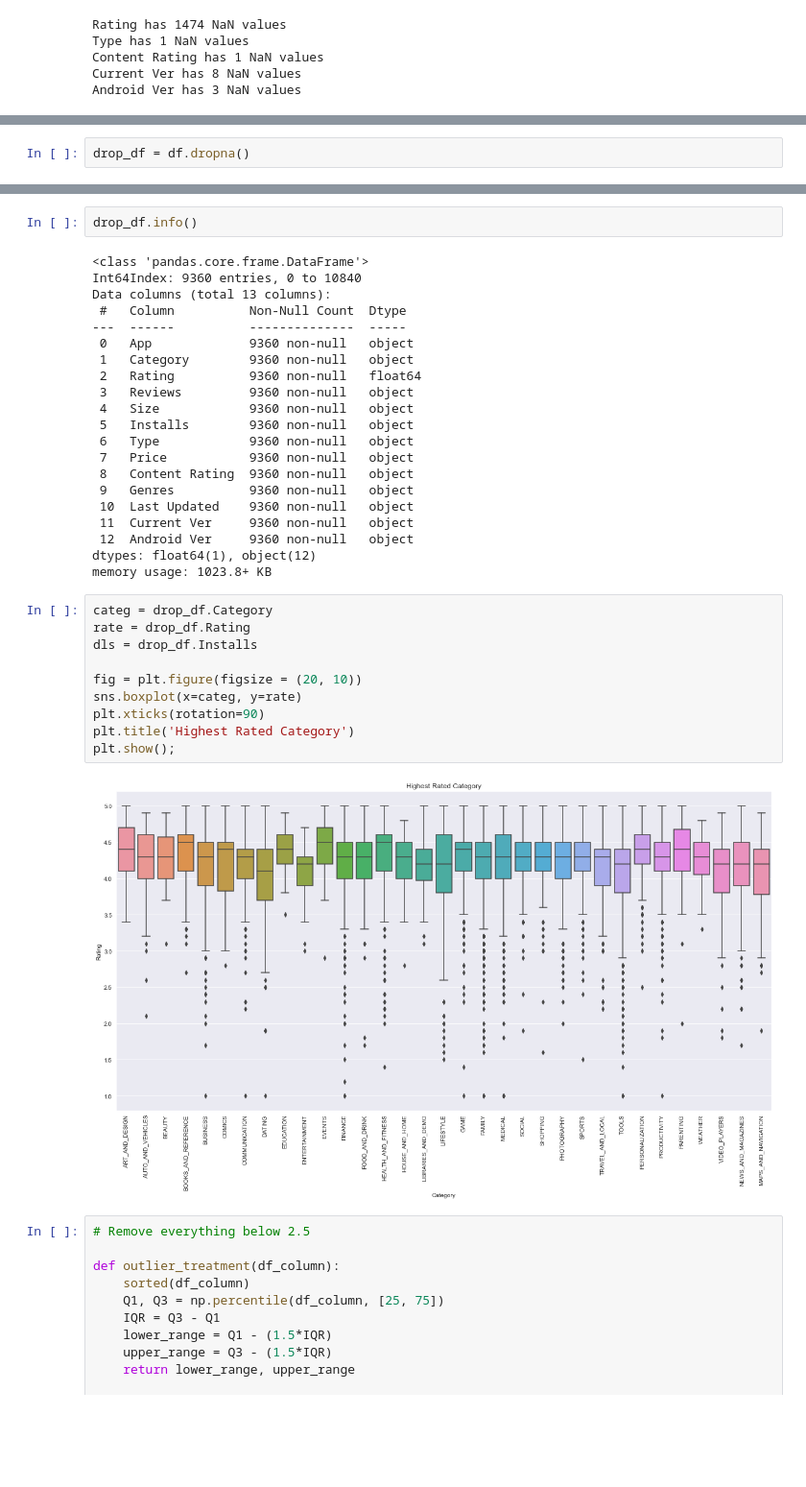
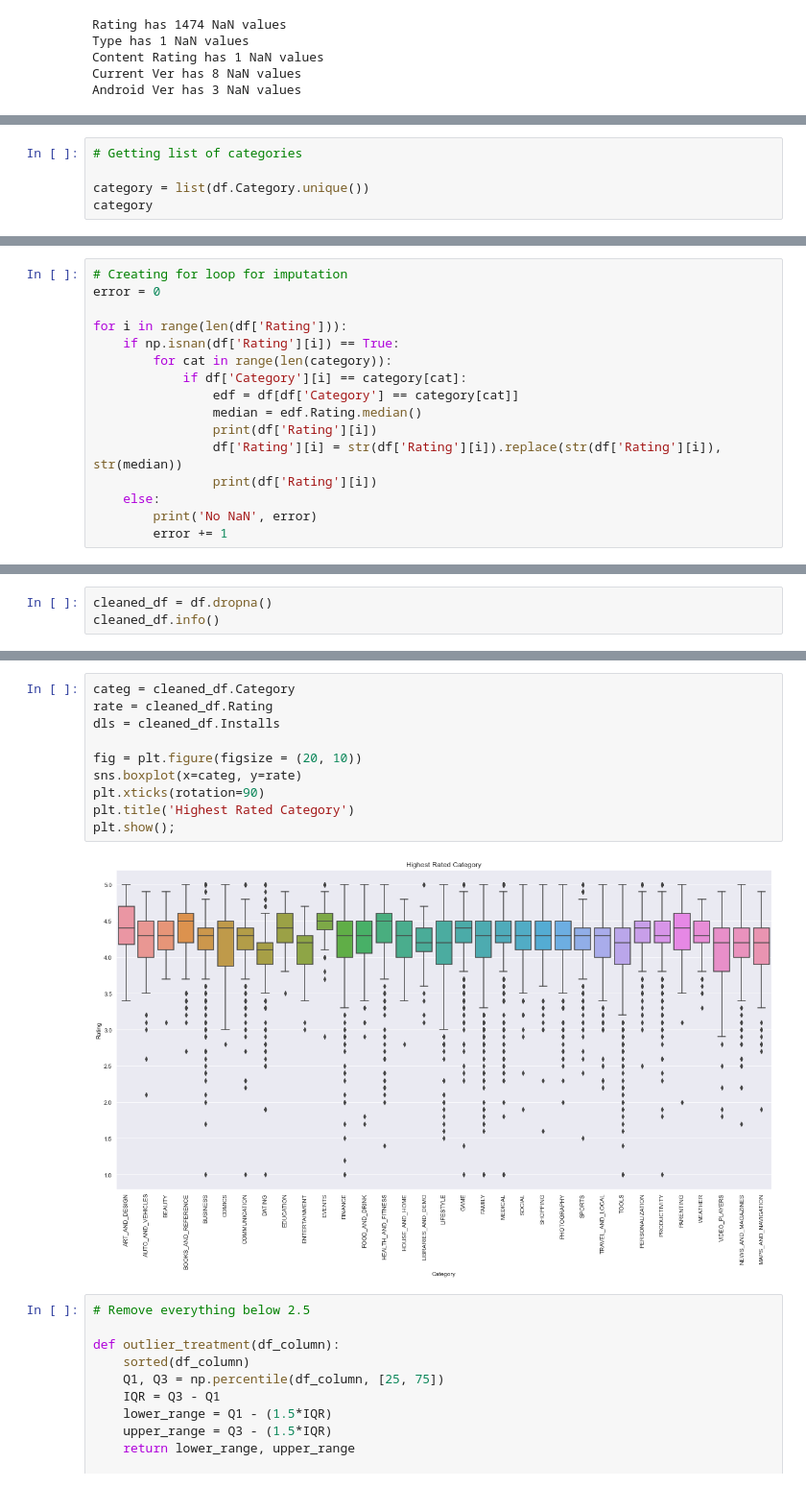
Before and after one commit to bmauss/App_Market, a Jupyter notebook: 1 Obtain and Scrub Data.ipynb, the cells around one changed output, grey strips where cells are left out. Shown at 96% size. Drawn from its saved outputs; the diff is of its cells as text; blank space fills up the shorter version.

```diff
--- a/1 Obtain and Scrub Data.ipynb
+++ b/1 Obtain and Scrub Data.ipynb
@@ -90,0 +189,5 @@ array(['ART_AND_DESIGN', 'BEAUTY', 'BOOKS_AND_REFERENCE', 'BUSINESS',
+# %%
+# Getting list of categories
+
+category = list(df.Category.unique())
+category
@@ -90,0 +212,16 @@ array(['ART_AND_DESIGN', 'BEAUTY', 'BOOKS_AND_REFERENCE', 'BUSINESS',
+# %%
+# Creating for loop for imputation
+error = 0
+
+for i in range(len(df['Rating'])):
+    if np.isnan(df['Rating'][i]) == True:
+        for cat in range(len(category)):
+            if df['Category'][i] == category[cat]:
+                edf = df[df['Category'] == category[cat]]
+                median = edf.Rating.median()
+                print(df['Rating'][i])
+                df['Rating'][i] = str(df['Rating'][i]).replace(str(df['Rating'][i]), str(median))
+                print(df['Rating'][i])
+    else:
+        print('No NaN', error)
+        error += 1
@@ -91,2 +288,3 @@ array(['ART_AND_DESIGN', 'BEAUTY', 'BOOKS_AND_REFERENCE', 'BUSINESS',
 # %%
-drop_df = df.dropna()
+cleaned_df = df.dropna()
+cleaned_df.info()
@@ -110,38 +312,15 @@ dtype: bool
-# %%
-drop_df.info()
-# %% [output]
-<class 'pandas.core.frame.DataFrame'>
-Int64Index: 9360 entries, 0 to 10840
-Data columns (total 13 columns):
- #   Column          Non-Null Count  Dtype
----  ------          --------------  -----
- 0   App             9360 non-null   object
- 1   Category        9360 non-null   object
- 2   Rating          9360 non-null   float64
- 3   Reviews         9360 non-null   object
- 4   Size            9360 non-null   object
- 5   Installs        9360 non-null   object
- 6   Type            9360 non-null   object
- 7   Price           9360 non-null   object
- 8   Content Rating  9360 non-null   object
- 9   Genres          9360 non-null   object
- 10  Last Updated    9360 non-null   object
- 11  Current Ver     9360 non-null   object
- 12  Android Ver     9360 non-null   object
-dtypes: float64(1), object(12)
-memory usage: 1023.8+ KB
 # %%
-categ = drop_df.Category
-rate = drop_df.Rating
-dls = drop_df.Installs
+categ = cleaned_df.Category
+rate = cleaned_df.Rating
+dls = cleaned_df.Installs
 
 fig = plt.figure(figsize = (20, 10))
 sns.boxplot(x=categ, y=rate)
 plt.xticks(rotation=90)
 plt.title('Highest Rated Category')
 plt.show();
 # %% [output]
-[figure, old version]
+[figure, new version]
 # %%
 # Remove everything below 2.5
 
```
Also changed, not shown: parts of 28 cells of this notebook.
